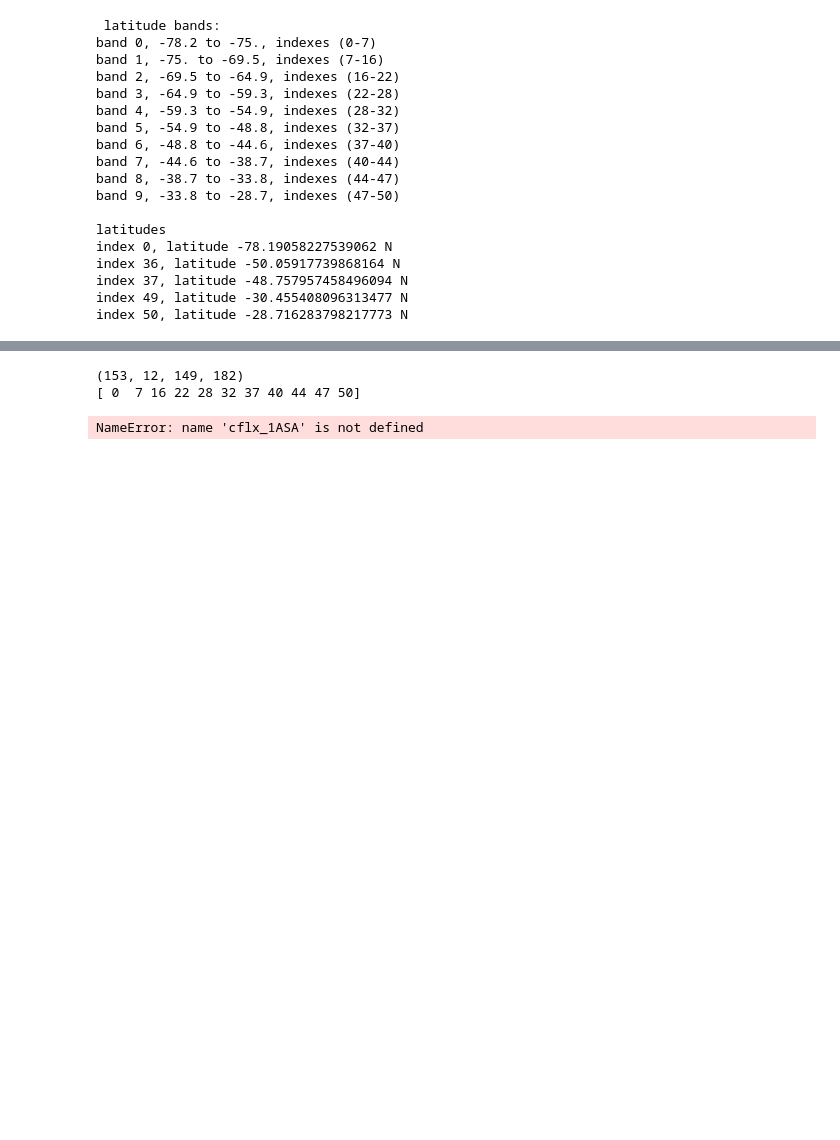
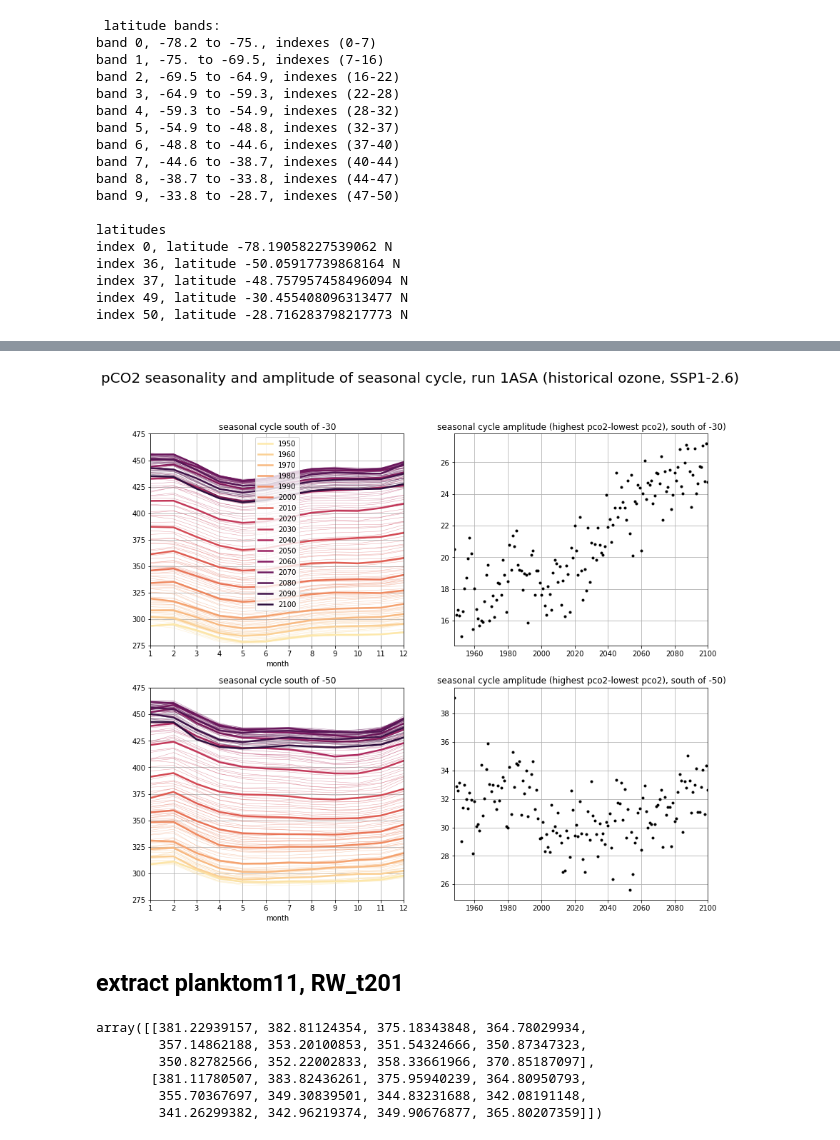
Before and after one commit to tjarnikova/SOZONE, a Jupyter notebook: MO_RESULTS/pco2_cycles.ipynb, the cells around one changed output, grey strips where cells are left out. Cells and saved outputs as stored; diff of their text form; code cells hidden in the pictures; blank space fills up the shorter version.

```diff
--- a/MO_RESULTS/pco2_cycles.ipynb
+++ b/MO_RESULTS/pco2_cycles.ipynb
@@ -126,18 +127,59 @@ KeyboardInterrupt:
 # %%
-print(np.shape(yrstor))
-print(bounds)
-#1950 is index 3
 
-#7
+#last index is -30 or - 50, index 0 is -30, index 1 is -50
+stor_pco2 = np.zeros([153,12,2])
+for y in range(0,153):
+    thisone_30 = yrstor[y,:,0:50,:]
+    thisone_50 = yrstor[y,:,0:37,:]
+    tweights_30 = so_csize_broad[0,0:50,:]
+    tweights_50 = so_csize_broad[0,0:37,:]
+    for i in range(0,12):
+        stor_pco2[y,i,0] = np.average(thisone_30[i,:,:], weights = tweights_30)
+        stor_pco2[y,i,1] = np.average(thisone_50[i,:,:], weights = tweights_50)
-# %% [output]
-(153, 12, 149, 182)
-[ 0  7 16 22 28 32 37 40 44 47 50]
 # %%
-cflx_1ASA_blyat = np.zeros([1836,10])
-for i in range(0,1836):
-    tv = cflx_1ASA['cflx'].values
-    for b in range(0,10):
-        cflx_1ASA_blyat[i,b] = np.average(tv[i,bounds[b]:bounds[b+1],:], weights = csize[bounds[b]:bounds[b+1],:])
+yrs = np.arange(1948,2101,1)
+mos = np.arange(1,13,1)
+
+# for i in range(0,153):
+#     plt.plot(mos, stor_pco2[i,:,0])
+
+tcm = cm.matter
+fig, axs = plt.subplots(2,2, figsize=(14, 12), facecolor='w', edgecolor='k')
+axs = axs.ravel()
+
+
+for i in range(0,153):
+
+    axs[0].plot(mos, stor_pco2[i,:,0], color = tcm(1.*(i)/150), linewidth = 0.5, alpha = 0.5)
+    if yrs[i]%10 == 0:
+        axs[0].plot(mos, stor_pco2[i,:,0], color = tcm(1.*(i)/150), linewidth = 2.5, label = yrs[i])
+    axs[1].plot(yrs[i],np.nanmax(stor_pco2[i,:,0])-np.nanmin(stor_pco2[i,:,0]),'k.')
+
+    axs[2].plot(mos, stor_pco2[i,:,1], color = tcm(1.*(i)/150), linewidth = 0.5, alpha = 0.5)
+    if yrs[i]%10 == 0:
+        axs[2].plot(mos, stor_pco2[i,:,1], color = tcm(1.*(i)/150), linewidth = 2.5, label = yrs[i])
+    axs[3].plot(yrs[i],np.nanmax(stor_pco2[i,:,1])-np.nanmin(stor_pco2[i,:,0]),'k.')
+
+for i in [0,2]:
+    axs[i].set_xticks(np.arange(1,13,1))
+    axs[i].set_xlim([1,12])
+    axs[i].set_xlabel('month')
+    axs[i].set_ylim([275,475])
+for i in [1,3]:
+    axs[i].set_xlim([1948,2100])
+
+axs[0].legend(loc = 'best')
+
+tits = ['seasonal cycle south of -30', 'seasonal cycle amplitude (highest pco2-lowest pco2), south of -30)',\
+'seasonal cycle south of -50', 'seasonal cycle amplitude (highest pco2-lowest pco2), south of -50)']
+
+plt.suptitle('pCO2 seasonality and amplitude of seasonal cycle, run 1ASA (historical ozone, SSP1-2.6)', fontsize = 20)
+
+for i in range(0,4):
+    axs[i].set_title(tits[i])
+    axs[i].grid()
 # %% [output]
-NameError: name 'cflx_1ASA' is not defined
+[figure, added]
+# %% [markdown]
+## extract planktom11, RW_t201
 # %%
@@ -170,0 +395,9 @@ plt.suptitle('latitude-band area-weighted winter cflx, yearly resolution, mol/m2
+# %%
+RW_t201_dpCO2_mean
+# %% [output]
+array([[381.22939157, 382.81124354, 375.18343848, 364.78029934,
+        357.14862188, 353.20100853, 351.54324666, 350.87347323,
+        350.82782566, 352.22002833, 358.33661966, 370.85187097],
+       [381.11780507, 383.82436261, 375.95940239, 364.80950793,
+        355.70367697, 349.30839501, 344.83231688, 342.08191148,
+        341.26299382, 342.96219374, 349.90676877, 365.80207359]])
```
Also changed, not shown: parts of 9 cells of this notebook, 10 other files.
